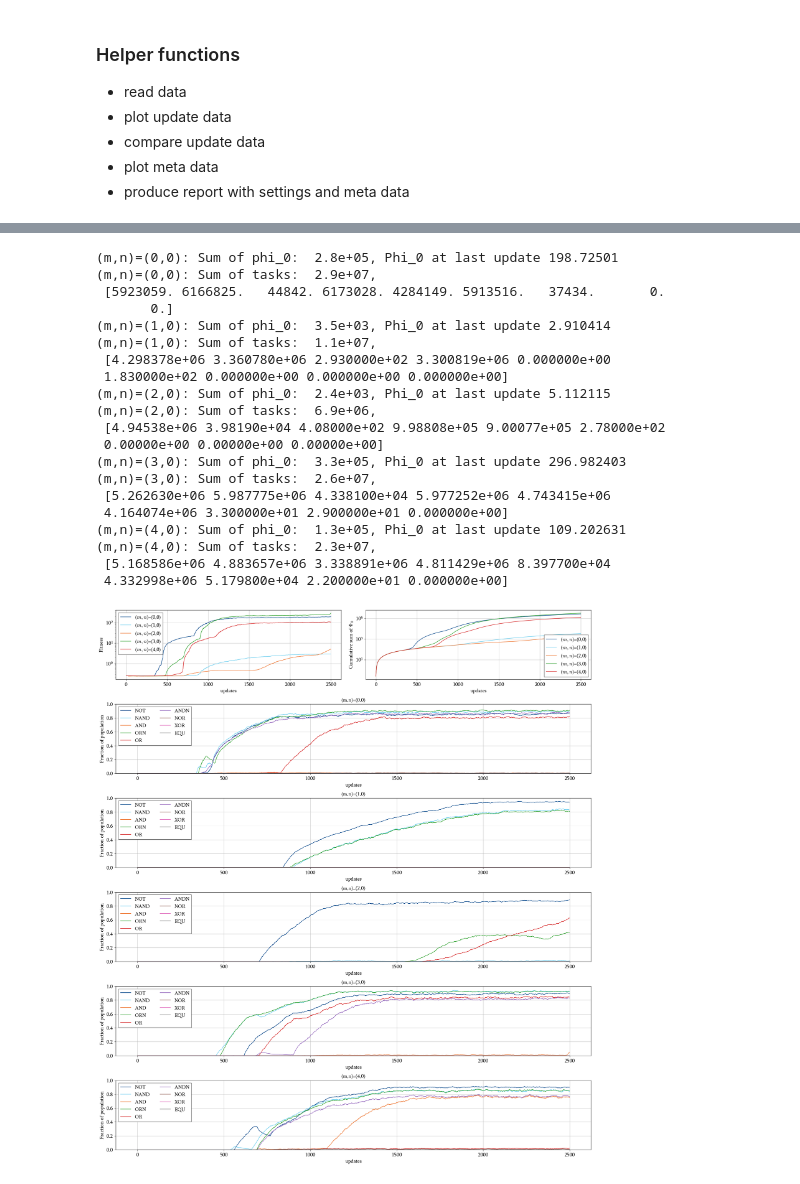
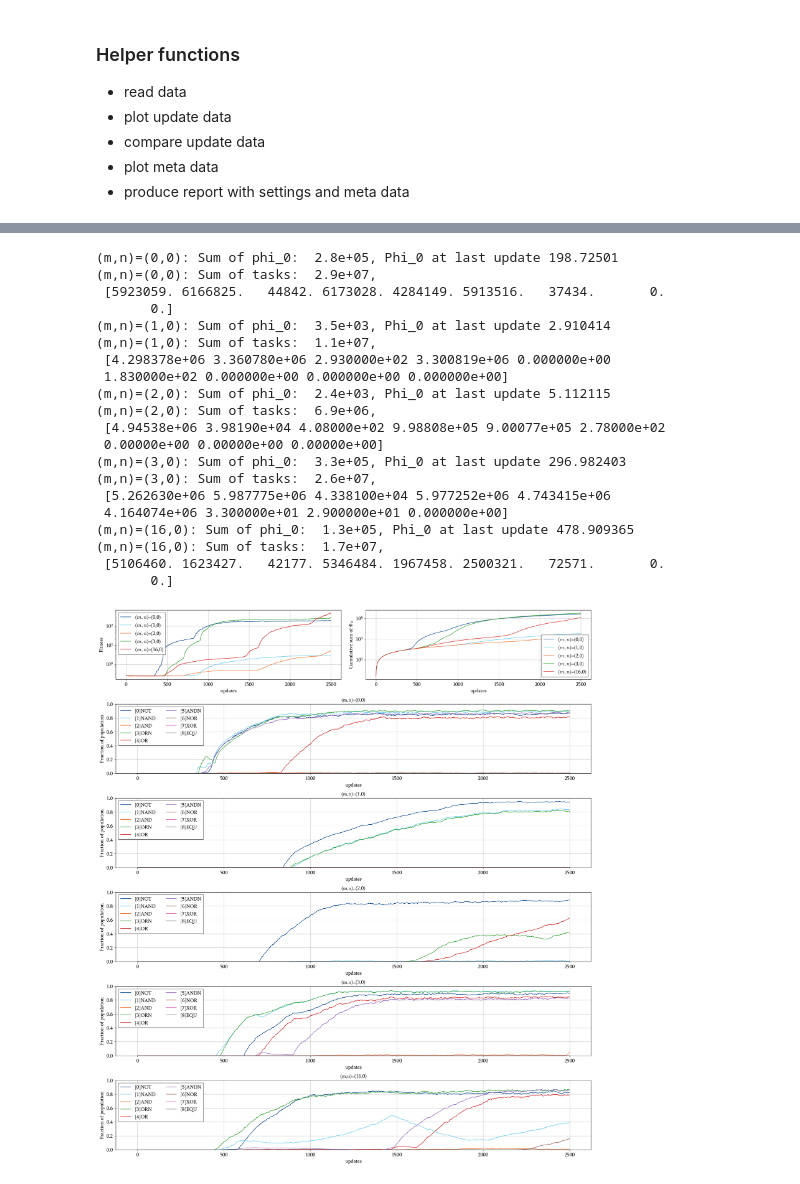
Before and after one commit to Tompolompo/AvidaAGI, a Jupyter notebook: AGIworkbook.ipynb, the cells around one changed output, grey strips where cells are left out. Cells and saved outputs as stored; diff of their text form; code cells hidden in the pictures.

```diff
--- a/AGIworkbook.ipynb
+++ b/AGIworkbook.ipynb
@@ -153,27 +153,27 @@ Best fintess per meta generation and the corresponding chromosomes
 # %%
-compare_meta_runs(M=[0,1,2,3, 4], N=[0,0,0,0,0])
+compare_meta_runs(M=[0,1,2,3, 16], N=[0,0,0,0,0])
 # %% [output]
 (m,n)=(0,0): Sum of phi_0:  2.8e+05, Phi_0 at last update 198.72501
 (m,n)=(0,0): Sum of tasks:  2.9e+07,
  [5923059. 6166825.   44842. 6173028. 4284149. 5913516.   37434.       0.
        0.]
 (m,n)=(1,0): Sum of phi_0:  3.5e+03, Phi_0 at last update 2.910414
 (m,n)=(1,0): Sum of tasks:  1.1e+07,
  [4.298378e+06 3.360780e+06 2.930000e+02 3.300819e+06 0.000000e+00
  1.830000e+02 0.000000e+00 0.000000e+00 0.000000e+00]
 (m,n)=(2,0): Sum of phi_0:  2.4e+03, Phi_0 at last update 5.112115
 (m,n)=(2,0): Sum of tasks:  6.9e+06,
  [4.94538e+06 3.98190e+04 4.08000e+02 9.98808e+05 9.00077e+05 2.78000e+02
  0.00000e+00 0.00000e+00 0.00000e+00]
 (m,n)=(3,0): Sum of phi_0:  3.3e+05, Phi_0 at last update 296.982403
 (m,n)=(3,0): Sum of tasks:  2.6e+07,
  [5.262630e+06 5.987775e+06 4.338100e+04 5.977252e+06 4.743415e+06
  4.164074e+06 3.300000e+01 2.900000e+01 0.000000e+00]
-(m,n)=(4,0): Sum of phi_0:  1.3e+05, Phi_0 at last update 109.202631
-(m,n)=(4,0): Sum of tasks:  2.3e+07,
- [5.168586e+06 4.883657e+06 3.338891e+06 4.811429e+06 8.397700e+04
- 4.332998e+06 5.179800e+04 2.200000e+01 0.000000e+00]
+(m,n)=(16,0): Sum of phi_0:  1.3e+05, Phi_0 at last update 478.909365
+(m,n)=(16,0): Sum of tasks:  1.7e+07,
+ [5106460. 1623427.   42177. 5346484. 1967458. 2500321.   72571.       0.
+       0.]
-[figure, old version]
+[figure, new version]
 # %%
 produce_meta_report()
 # %% [output]
```
Also changed, not shown: parts of 3 cells of this notebook, 4 other files.
